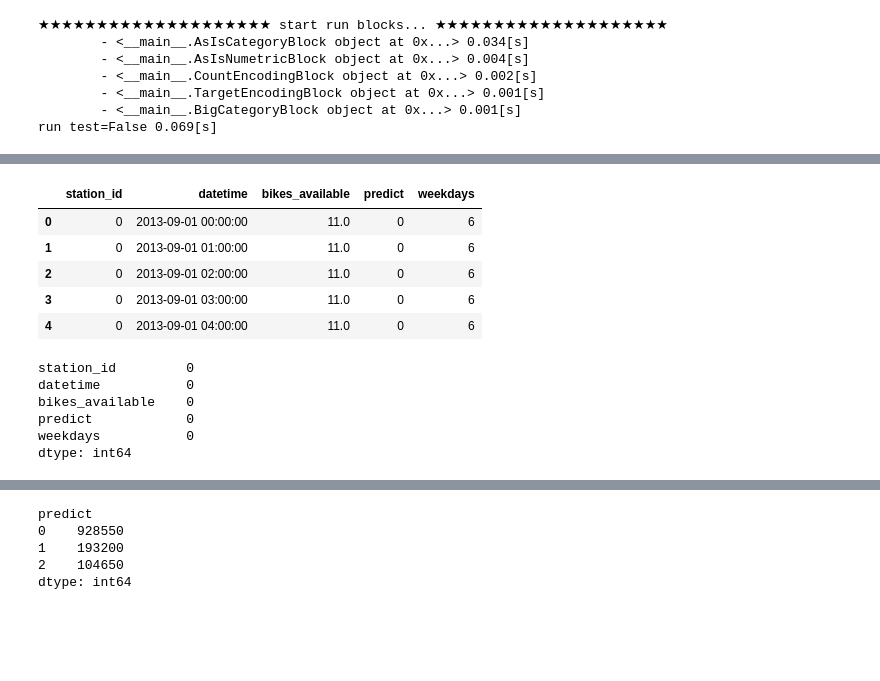
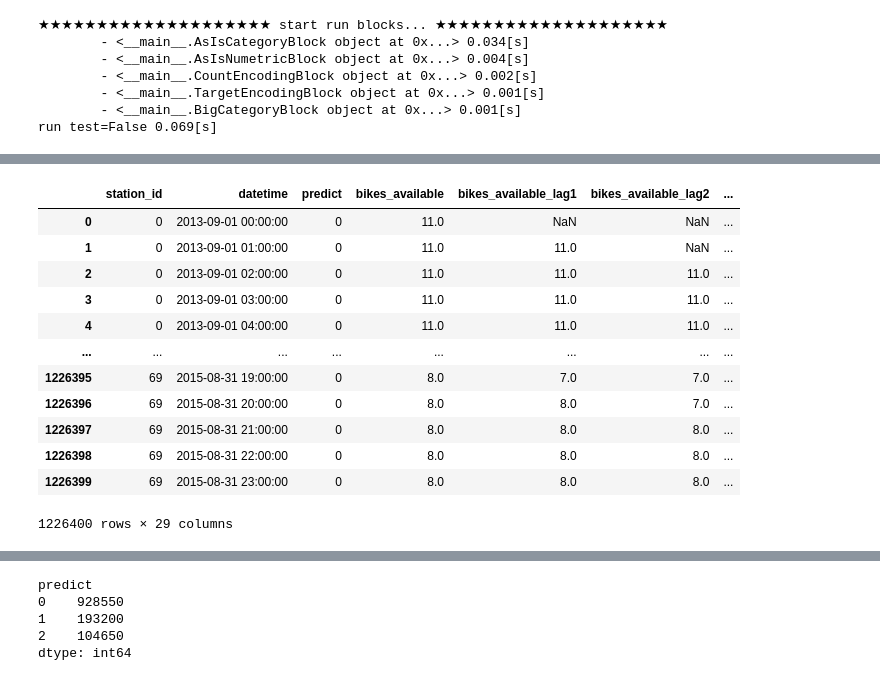
Before and after one commit to snoopy0420/atma_udemy, a Jupyter notebook: notebooks/baseline.ipynb, the cells around one changed output, grey strips where cells are left out. Cells and saved outputs as stored; diff of their text form; code cells hidden in the pictures; blank space fills up the shorter version.

```diff
--- a/notebooks/baseline.ipynb
+++ b/notebooks/baseline.ipynb
@@ -419,30 +428,35 @@ df_status = pd.read_pickle(os.path.join(DIR_INTERIM, "df_prep_status.pkl"))
+# %%
+df_key = df_status[["station_id", "datetime", "predict"]].copy()
+# %%
+# ラグ特徴量を作成する
+lags = 24
+df_lag = df_status.copy()[["station_id", "datetime", "bikes_available"]]
+for i in range(1, lags+1):
+    df_shift = df_status[["station_id", "datetime", "bikes_available"]].copy()
+    df_shift["datetime"] = df_shift["datetime"] + pd.Timedelta(hours=i)
+    df_shift.columns = ["station_id", "datetime", f"bikes_available_lag{i}"]
+    df_lag = pd.merge(df_lag, df_shift, on=["station_id", "datetime"], how="left")
 # %%
-df_status_feat = df_status.copy()
-df_status_feat["weekdays"] = df_status["datetime"].dt.weekday
+# 曜日特徴量を作成する
+df_weekday = df_status.copy()[["datetime"]].drop_duplicates()
+df_weekday["weekday"] = df_weekday["datetime"].dt.weekday
-# %%
-#これから細かい前処理をするためにmain_dfを作成
-main_df = df_status_feat[["station_id", "datetime", "bikes_available", "predict", "weekdays"]]
-main_df.head()
-# %% [output]
-|  | station_id | datetime | bikes_available | predict | weekdays |
-| 0 | 0 | 2013-09-01 00:00:00 | 11.0 | 0 | 6 |
-| 1 | 0 | 2013-09-01 01:00:00 | 11.0 | 0 | 6 |
-| 2 | 0 | 2013-09-01 02:00:00 | 11.0 | 0 | 6 |
-| 3 | 0 | 2013-09-01 03:00:00 | 11.0 | 0 | 6 |
-| 4 | 0 | 2013-09-01 04:00:00 | 11.0 | 0 | 6 |
-# %%
-#各ステーション毎に、欠損値を後の値で埋める
-main_df_new = pd.DataFrame()
-for station_id in main_df["station_id"].unique().tolist():
-    temp_df = main_df[main_df["station_id"]==station_id]
-    temp_df = temp_df.fillna(method="bfill")
-    main_df_new = pd.concat([main_df_new,temp_df])
-
-print(main_df_new.isnull().sum())
-# %% [output]
-station_id         0
-datetime           0
-bikes_available    0
-predict            0
-weekdays           0
-dtype: int64
+# %%
+df_main = df_key.copy()
+df_main = pd.merge(df_main, df_lag, on=["station_id","datetime"], how="left")
+df_main = pd.merge(df_main, df_weekday, on=["datetime"], how="left")
+# %%
+df_main
+# %% [output]
+|  | station_id | datetime | predict | bikes_available | bikes_available_lag1 | bikes_available_lag2 | ... |
+| 0 | 0 | 2013-09-01 00:00:00 | 0 | 11.0 | NaN | NaN | ... |
+| 1 | 0 | 2013-09-01 01:00:00 | 0 | 11.0 | 11.0 | NaN | ... |
+| 2 | 0 | 2013-09-01 02:00:00 | 0 | 11.0 | 11.0 | 11.0 | ... |
+| 3 | 0 | 2013-09-01 03:00:00 | 0 | 11.0 | 11.0 | 11.0 | ... |
+| 4 | 0 | 2013-09-01 04:00:00 | 0 | 11.0 | 11.0 | 11.0 | ... |
+| ... | ... | ... | ... | ... | ... | ... | ... |
+| 1226395 | 69 | 2015-08-31 19:00:00 | 0 | 8.0 | 7.0 | 7.0 | ... |
+| 1226396 | 69 | 2015-08-31 20:00:00 | 0 | 8.0 | 8.0 | 7.0 | ... |
+| 1226397 | 69 | 2015-08-31 21:00:00 | 0 | 8.0 | 8.0 | 8.0 | ... |
+| 1226398 | 69 | 2015-08-31 22:00:00 | 0 | 8.0 | 8.0 | 8.0 | ... |
+| 1226399 | 69 | 2015-08-31 23:00:00 | 0 | 8.0 | 8.0 | 8.0 | ... |
+1226400 rows × 29 columns
```
Also changed, not shown: parts of 35 cells of this notebook, 3 other files.
